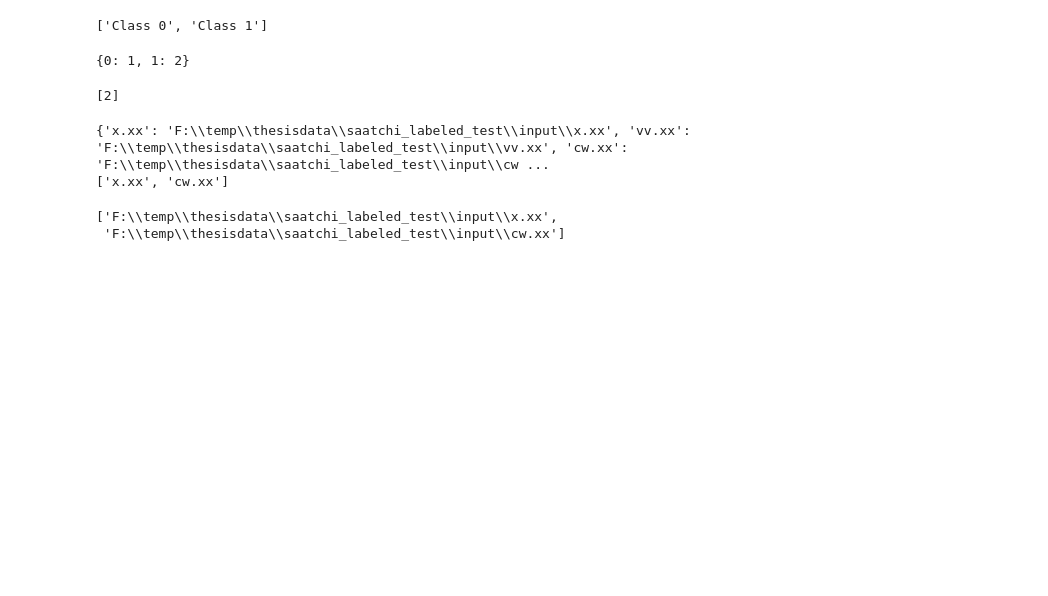
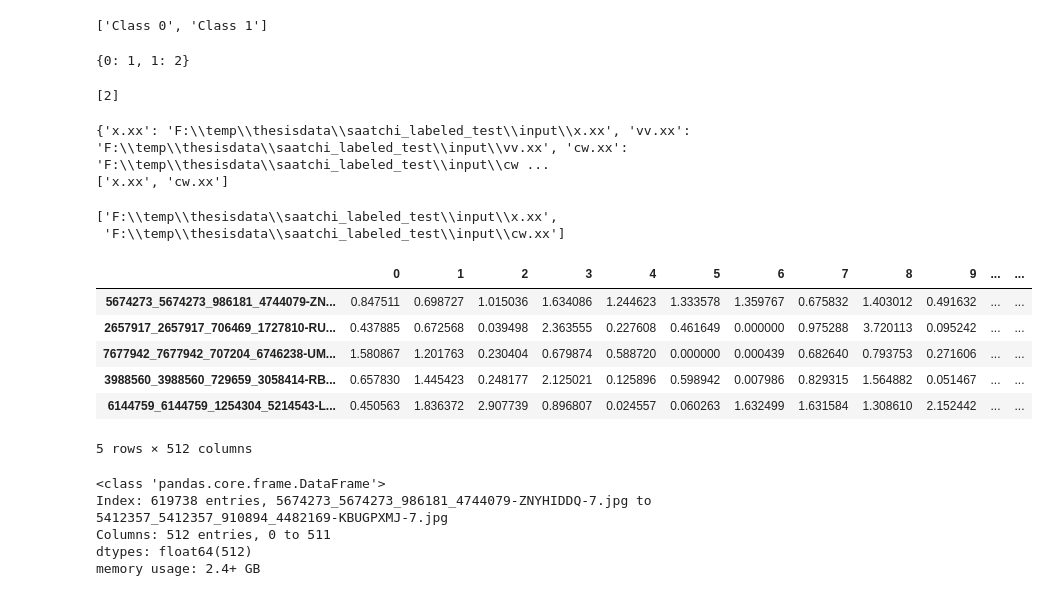
Before and after one commit to Guthman/Thesis_cur-AI-tor, a Jupyter notebook: notebooks/scratchpad2.ipynb, the cells around one changed output. Saved outputs shown, nothing was run; the diff lists cells and outputs as text; code cells hidden in the pictures; blank space fills up the shorter version.

```diff
--- a/notebooks/scratchpad2.ipynb
+++ b/notebooks/scratchpad2.ipynb
@@ -401,3 +401,27 @@ filelist
 ['x.xx', 'cw.xx']
 ['F:\\temp\\thesisdata\\saatchi_labeled_test\\input\\x.xx',
  'F:\\temp\\thesisdata\\saatchi_labeled_test\\input\\cw.xx']
+# %%
+
+data_dir = r'F:\temp\thesisdata\saatchi_all_resnet_features.json.xz'
+import lzma
+import pickle
+with lzma.open(data_dir) as f:
+    df_x = pickle.load(f, encoding='latin1')
+df_x.head()
+# %% [output]
+|  | 0 | 1 | 2 | 3 | 4 | 5 | 6 | 7 | 8 | 9 | ... | ... |
+| 5674273_5674273_986181_4744079-ZN... | 0.847511 | 0.698727 | 1.015036 | 1.634086 | 1.244623 | 1.333578 | 1.359767 | 0.675832 | 1.403012 | 0.491632 | ... | ... |
+| 2657917_2657917_706469_1727810-RU... | 0.437885 | 0.672568 | 0.039498 | 2.363555 | 0.227608 | 0.461649 | 0.000000 | 0.975288 | 3.720113 | 0.095242 | ... | ... |
+| 7677942_7677942_707204_6746238-UM... | 1.580867 | 1.201763 | 0.230404 | 0.679874 | 0.588720 | 0.000000 | 0.000439 | 0.682640 | 0.793753 | 0.271606 | ... | ... |
+| 3988560_3988560_729659_3058414-RB... | 0.657830 | 1.445423 | 0.248177 | 2.125021 | 0.125896 | 0.598942 | 0.007986 | 0.829315 | 1.564882 | 0.051467 | ... | ... |
+| 6144759_6144759_1254304_5214543-L... | 0.450563 | 1.836372 | 2.907739 | 0.896807 | 0.024557 | 0.060263 | 1.632499 | 1.631584 | 1.308610 | 2.152442 | ... | ... |
+5 rows × 512 columns
+# %%
+df_x.info()
+# %% [output]
+<class 'pandas.core.frame.DataFrame'>
+Index: 619738 entries, 5674273_5674273_986181_4744079-ZNYHIDDQ-7.jpg to 5412357_5412357_910894_4482169-KBUGPXMJ-7.jpg
+Columns: 512 entries, 0 to 511
+dtypes: float64(512)
+memory usage: 2.4+ GB
```
Also changed, not shown: parts of 18 cells of this notebook, 9 other files.
